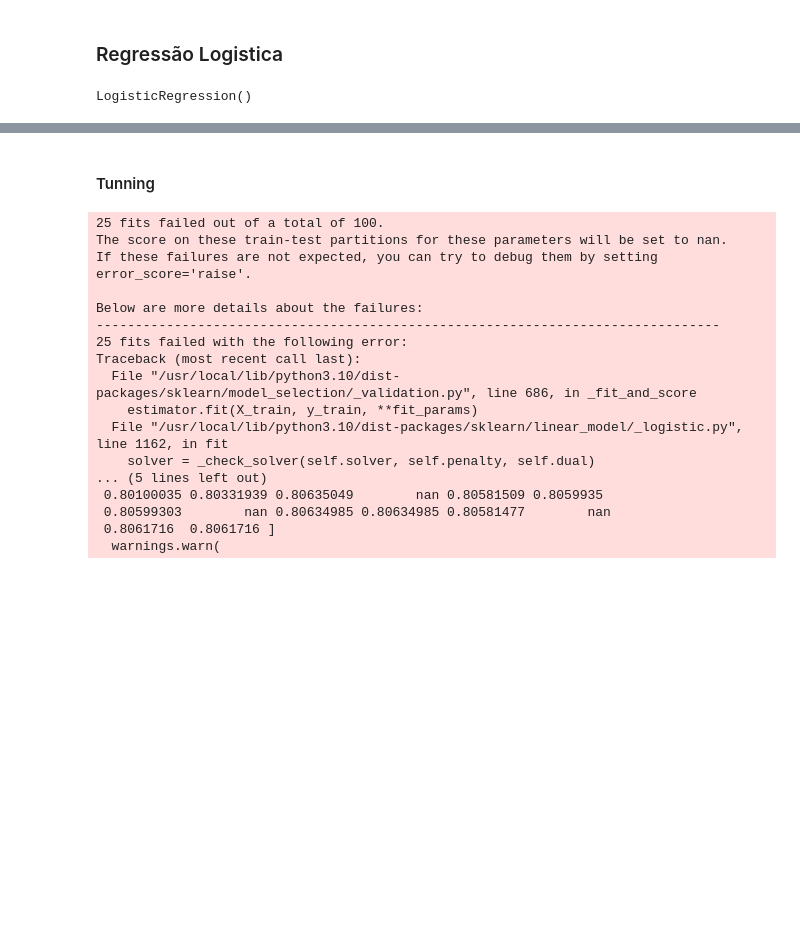
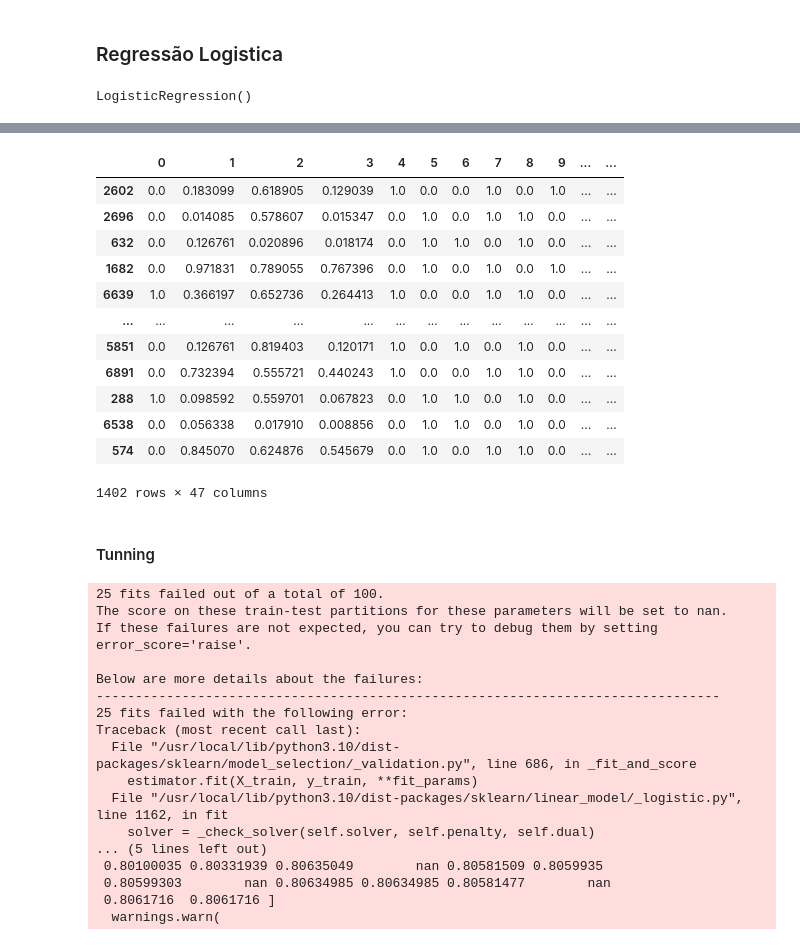
Before and after one commit to GTBelini22/Case_Classsificacao, a Jupyter notebook: Case_Classificação.ipynb, the cells around one changed output, grey strips where cells are left out. Drawn from its saved outputs; the diff is of its cells as text; code cells hidden in the pictures; blank space fills up the shorter version.

```diff
--- a/Case_Classificação.ipynb
+++ b/Case_Classificação.ipynb
@@ -235,3 +234,19 @@ F1_score: 58.5014409221902%
+# %%
+x_test.assign(Churn = y_test).assign(label=lr.predict(x_test))
+# %% [output]
+|  | 0 | 1 | 2 | 3 | 4 | 5 | 6 | 7 | 8 | 9 | ... | ... |
+| 2602 | 0.0 | 0.183099 | 0.618905 | 0.129039 | 1.0 | 0.0 | 0.0 | 1.0 | 0.0 | 1.0 | ... | ... |
+| 2696 | 0.0 | 0.014085 | 0.578607 | 0.015347 | 0.0 | 1.0 | 0.0 | 1.0 | 1.0 | 0.0 | ... | ... |
+| 632 | 0.0 | 0.126761 | 0.020896 | 0.018174 | 0.0 | 1.0 | 1.0 | 0.0 | 1.0 | 0.0 | ... | ... |
+| 1682 | 0.0 | 0.971831 | 0.789055 | 0.767396 | 0.0 | 1.0 | 0.0 | 1.0 | 0.0 | 1.0 | ... | ... |
+| 6639 | 1.0 | 0.366197 | 0.652736 | 0.264413 | 1.0 | 0.0 | 0.0 | 1.0 | 1.0 | 0.0 | ... | ... |
+| ... | ... | ... | ... | ... | ... | ... | ... | ... | ... | ... | ... | ... |
+| 5851 | 0.0 | 0.126761 | 0.819403 | 0.120171 | 1.0 | 0.0 | 1.0 | 0.0 | 1.0 | 0.0 | ... | ... |
+| 6891 | 0.0 | 0.732394 | 0.555721 | 0.440243 | 1.0 | 0.0 | 0.0 | 1.0 | 1.0 | 0.0 | ... | ... |
+| 288 | 1.0 | 0.098592 | 0.559701 | 0.067823 | 0.0 | 1.0 | 1.0 | 0.0 | 1.0 | 0.0 | ... | ... |
+| 6538 | 0.0 | 0.056338 | 0.017910 | 0.008856 | 0.0 | 1.0 | 1.0 | 0.0 | 1.0 | 0.0 | ... | ... |
+| 574 | 0.0 | 0.845070 | 0.624876 | 0.545679 | 0.0 | 1.0 | 0.0 | 1.0 | 1.0 | 0.0 | ... | ... |
+1402 rows × 47 columns
 # %% [markdown]
 #### Tunning
 # %%
```
Also changed, not shown: parts of 11 cells of this notebook.
